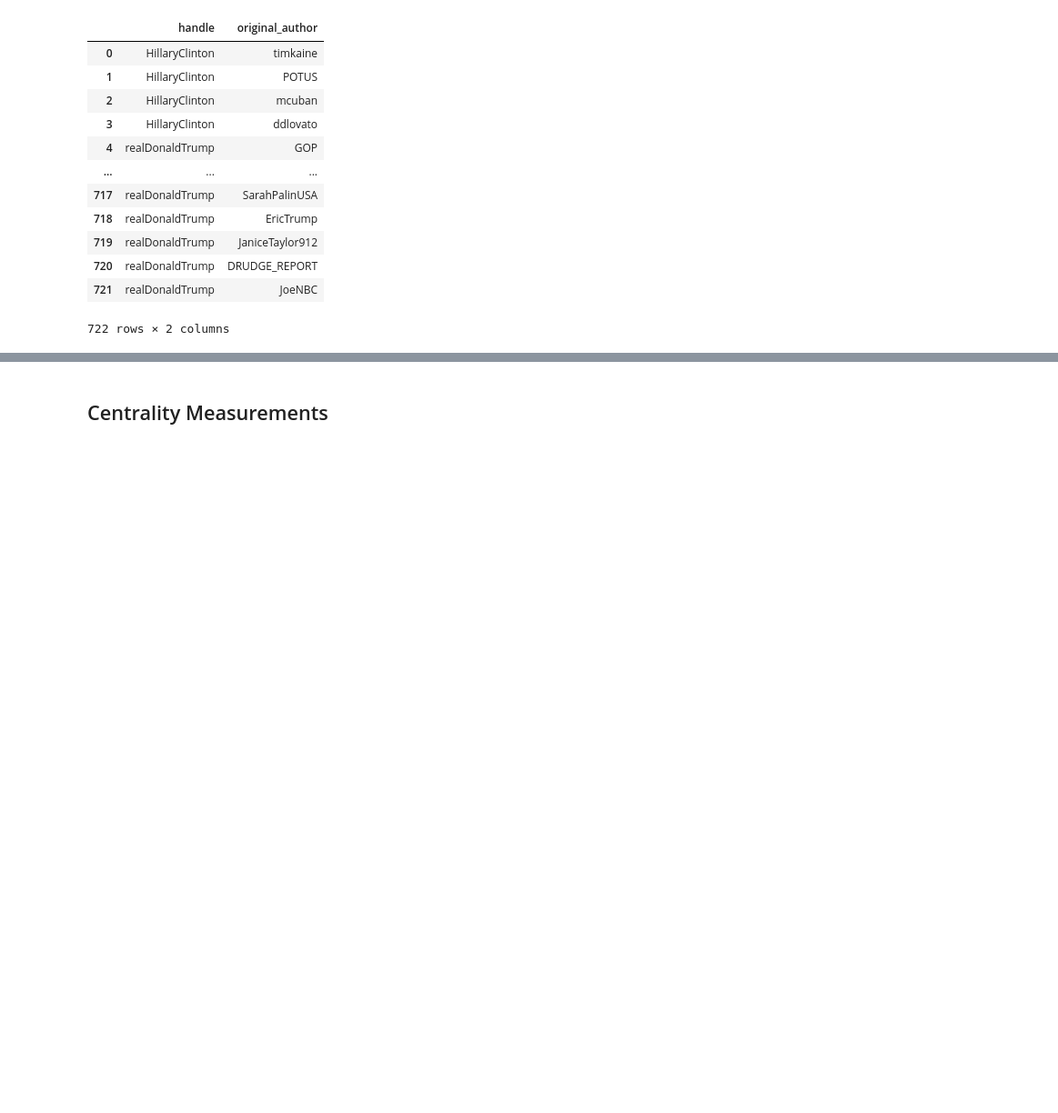
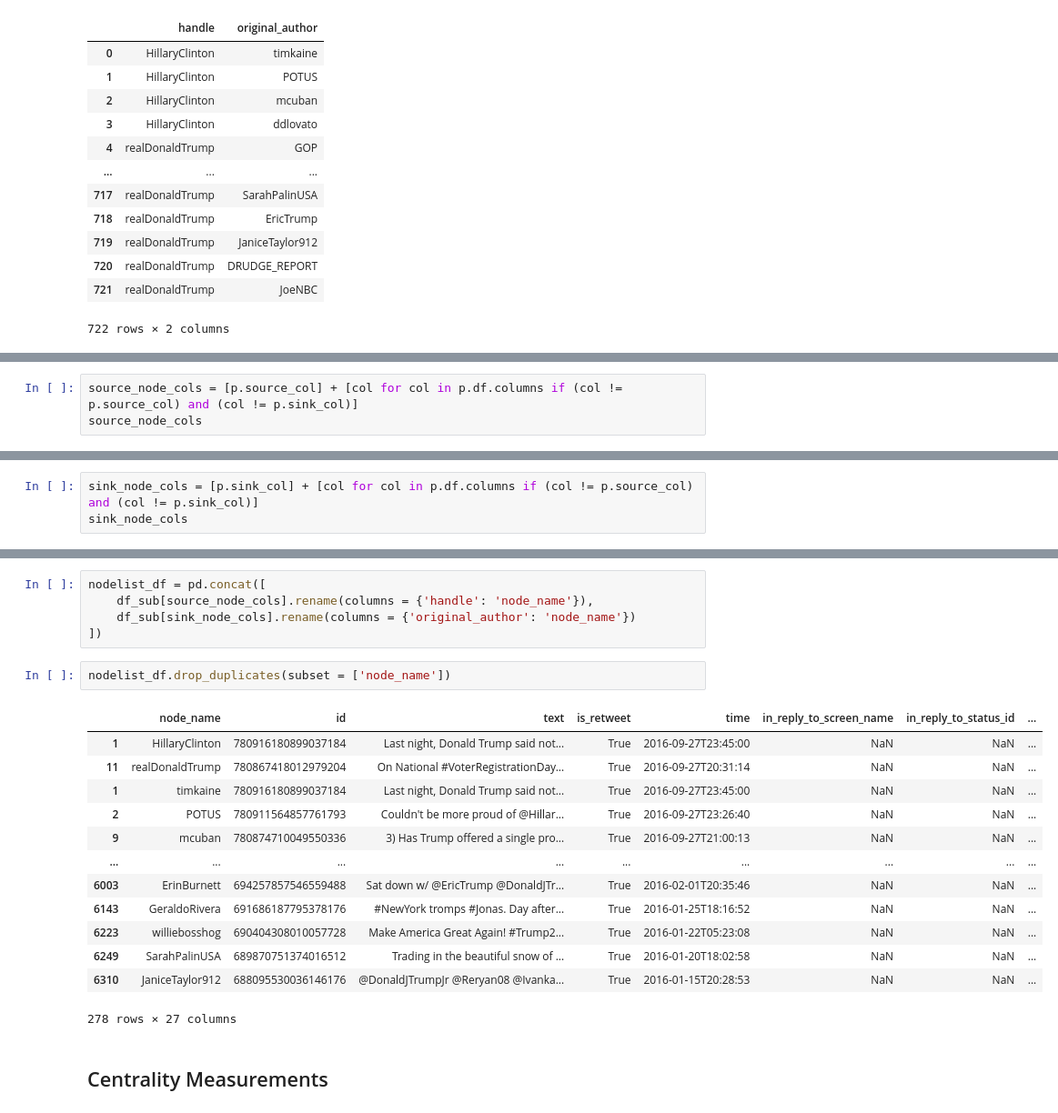
Before and after one commit to jvrodley/gordian, a Jupyter notebook: Graph_Processing_Prototyping.ipynb, the cells around one changed output, grey strips where cells are left out. Shown: that part at 91% size. Cells and saved outputs as stored; diff of their text form; blank space fills up the shorter version.

```diff
--- a/Graph_Processing_Prototyping.ipynb
+++ b/Graph_Processing_Prototyping.ipynb
@@ -112,0 +139,3 @@ AttributeError: 'DocumentGraphProcessing' object has no attribute 'EDGELIST'
+# %%
+source_node_cols = [p.source_col] + [col for col in p.df.columns if (col != p.source_col) and (col != p.sink_col)]
+source_node_cols
@@ -112,0 +160,3 @@ AttributeError: 'DocumentGraphProcessing' object has no attribute 'EDGELIST'
+# %%
+sink_node_cols = [p.sink_col] + [col for col in p.df.columns if (col != p.source_col) and (col != p.sink_col)]
+sink_node_cols
@@ -113,3 +181,24 @@ AttributeError: 'DocumentGraphProcessing' object has no attribute 'EDGELIST'
+# %%
+nodelist_df = pd.concat([
+    df_sub[source_node_cols].rename(columns = {'handle': 'node_name'}),
+    df_sub[sink_node_cols].rename(columns = {'original_author': 'node_name'})
+])
+# %%
+nodelist_df.drop_duplicates(subset = ['node_name'])
+# %% [output]
+|  | node_name | id | text | is_retweet | time | in_reply_to_screen_name | in_reply_to_status_id | ... |
+| 1 | HillaryClinton | 780916180899037184 | Last night, Donald Trump said not... | True | 2016-09-27T23:45:00 | NaN | NaN | ... |
+| 11 | realDonaldTrump | 780867418012979204 | On National #VoterRegistrationDay... | True | 2016-09-27T20:31:14 | NaN | NaN | ... |
+| 1 | timkaine | 780916180899037184 | Last night, Donald Trump said not... | True | 2016-09-27T23:45:00 | NaN | NaN | ... |
+| 2 | POTUS | 780911564857761793 | Couldn't be more proud of @Hillar... | True | 2016-09-27T23:26:40 | NaN | NaN | ... |
+| 9 | mcuban | 780874710049550336 | 3) Has Trump offered a single pro... | True | 2016-09-27T21:00:13 | NaN | NaN | ... |
+| ... | ... | ... | ... | ... | ... | ... | ... | ... |
+| 6003 | ErinBurnett | 694257857546559488 | Sat down w/ @EricTrump @DonaldJTr... | True | 2016-02-01T20:35:46 | NaN | NaN | ... |
+| 6143 | GeraldoRivera | 691686187795378176 | #NewYork tromps #Jonas. Day after... | True | 2016-01-25T18:16:52 | NaN | NaN | ... |
+| 6223 | williebosshog | 690404308010057728 | Make America Great Again! #Trump2... | True | 2016-01-22T05:23:08 | NaN | NaN | ... |
+| 6249 | SarahPalinUSA | 689870751374016512 | Trading in the beautiful snow of ... | True | 2016-01-20T18:02:58 | NaN | NaN | ... |
+| 6310 | JaniceTaylor912 | 688095530036146176 | @DonaldJTrumpJr @Reryan08 @Ivanka... | True | 2016-01-15T20:28:53 | NaN | NaN | ... |
+278 rows × 27 columns
 # %% [markdown]
 ## Centrality Measurements
 # %%
```
Also changed, not shown: parts of 6 cells of this notebook, 1 other file.
